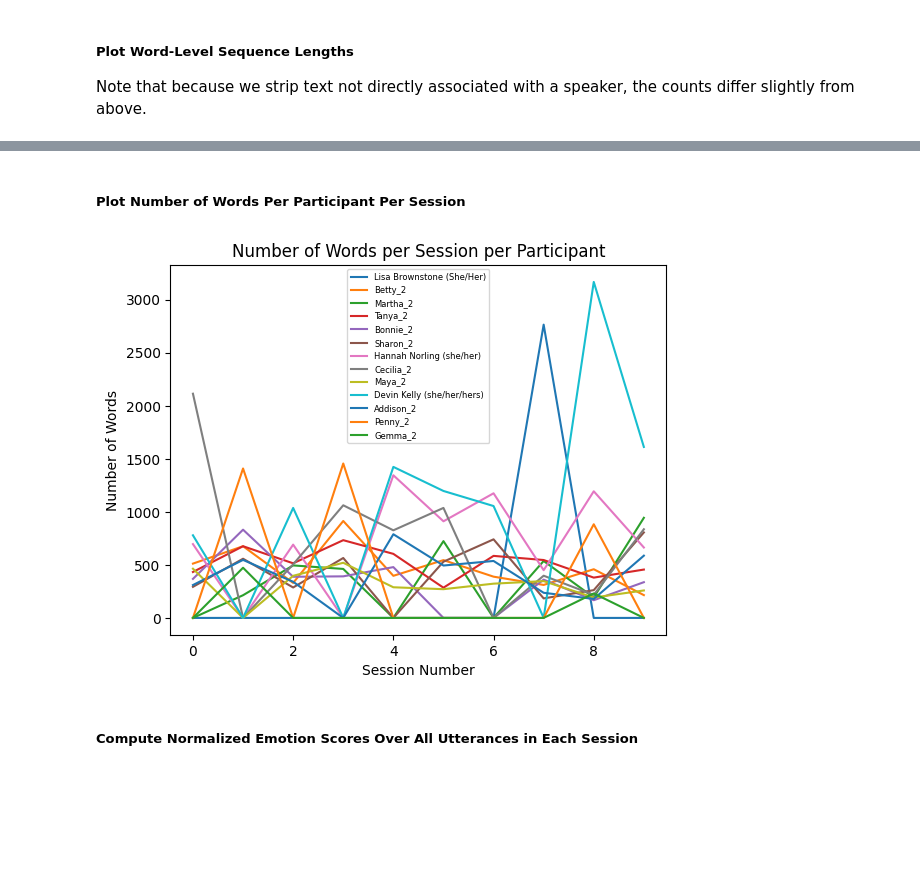
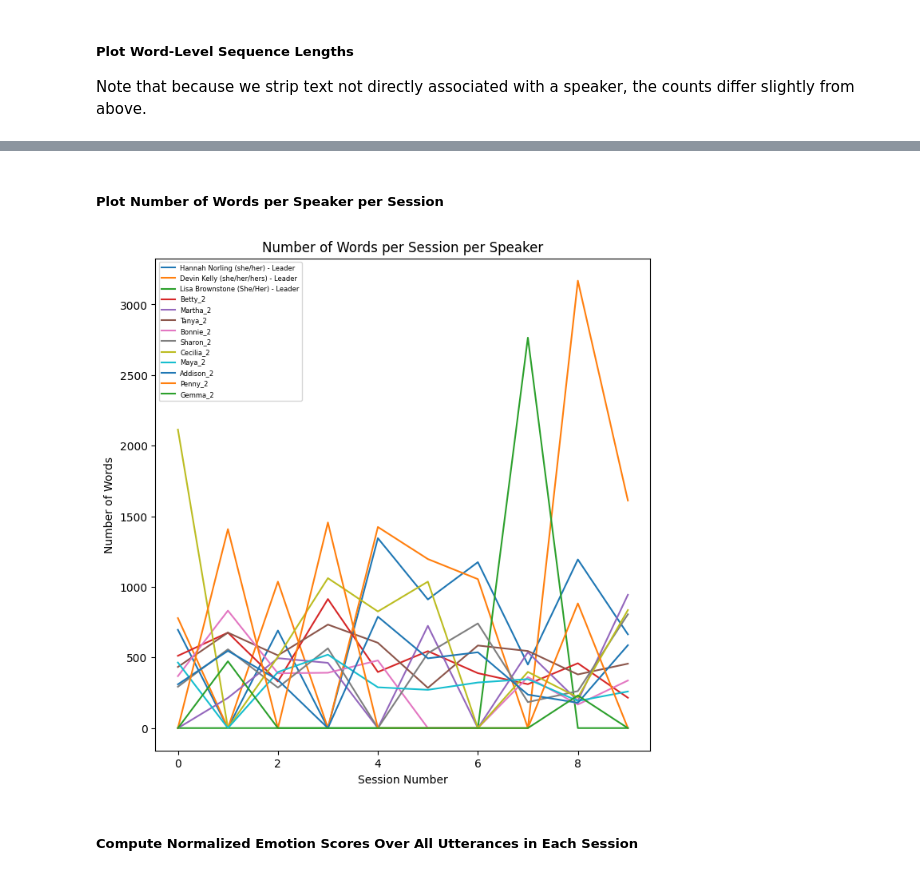
Before and after one commit to jstremme/nlp4psychotherapy, a Jupyter notebook: transcript_eda.ipynb, the cells around one changed output, grey strips where cells are left out. Cells and saved outputs as stored; diff of their text form; code cells hidden in the pictures; blank space fills up the shorter version.

```diff
--- a/transcript_eda.ipynb
+++ b/transcript_eda.ipynb
@@ -78,0 +96,2 @@ emotions = [
+# %%
+df = pd.read_excel(survey_path)
@@ -78,0 +100,21 @@ emotions = [
+# %%
+score_df = df[[
+    'session',
+    'id',
+    'cohesion',
+    'understanding',
+    'worked',
+    'approach',
+    'missing',
+    'GSRS_TOTAL',
+    'Eating Disorder Motivation',
+    'Weight Stigma Motivation'
+]]
+
+text_df = df[[
+    'session',
+    'id',
+    'What are your major takeaways from today\'s group?',
+    'What feedback do you have about the topic for today\'s group?',
+    'What feedback do you have for the leaders of today\'s group?'
+]]
@@ -315,10 +410,16 @@ fig, ax = plt.subplots()
 for key in speaker_utterances:
     x = list(speaker_utterances[key].keys())
     y = [len(speaker_utterances[key][i]) for i in x]
-    ax.plot(x, y, label=key)
+
+    if key in leaders:
+        label = key + ' - Leader'
+    else:
+        label = key
+
+    ax.plot(x, y, label=label)
 
 # Set plot title and axis labels
-ax.set_title('Number of Utterances per Session per Participant')
+ax.set_title('Number of Utterances per Session per Speaker')
 ax.set_xlabel('Session Number')
 ax.set_ylabel('Number of Utterances')
 
@@ -332,25 +433,31 @@ plt.show()
 # %% [markdown]
-##### Plot Number of Words Per Participant Per Session
+##### Plot Number of Words per Speaker per Session
 # %%
 # Create plot
 fig, ax = plt.subplots()
 for key in speaker_utterances:
     x = list(speaker_utterances[key].keys())
     y = [sum([len(utterance.split()) for utterance in speaker_utterances[key][i]]) for i in x]
-    ax.plot(x, y, label=key)
+
+    if key in leaders:
+        label = key + ' - Leader'
+    else:
+        label = key
+
+    ax.plot(x, y, label=label)
 
 # Set plot title and axis labels
-ax.set_title('Number of Words per Session per Participant')
+ax.set_title('Number of Words per Session per Speaker')
 ax.set_xlabel('Session Number')
 ax.set_ylabel('Number of Words')
 
 # Set legend
 ax.legend(fontsize=6, loc='best')
 
 # Show plot
 plt.show()
 # %% [output]
-[figure, old version]
+[figure, new version]
 # %% [markdown]
 ##### Compute Normalized Emotion Scores Over All Utterances in Each Session
 # %%
```
Also changed, not shown: parts of 20 cells of this notebook, 1 other file.
